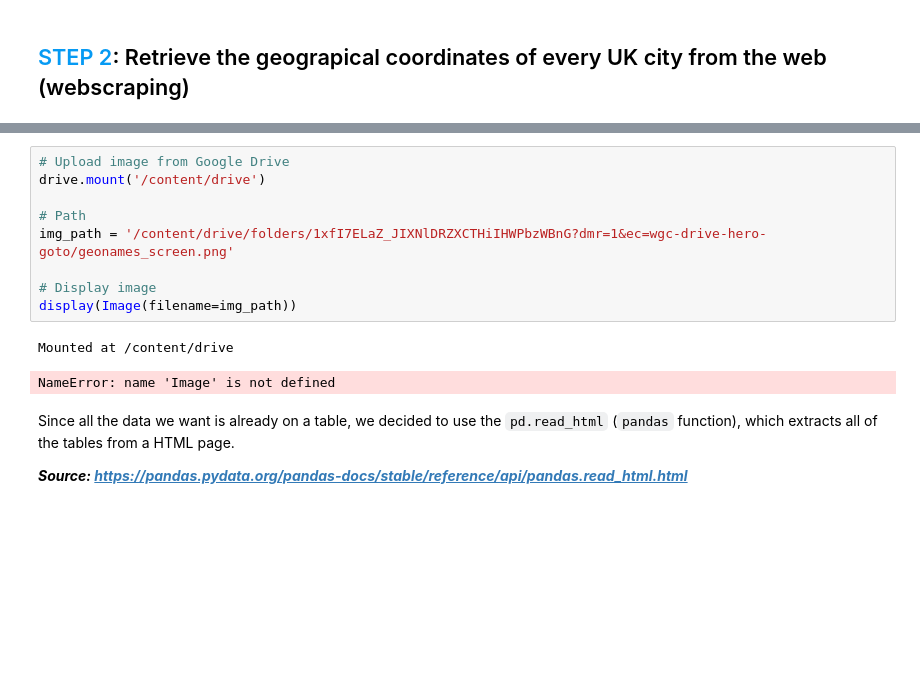
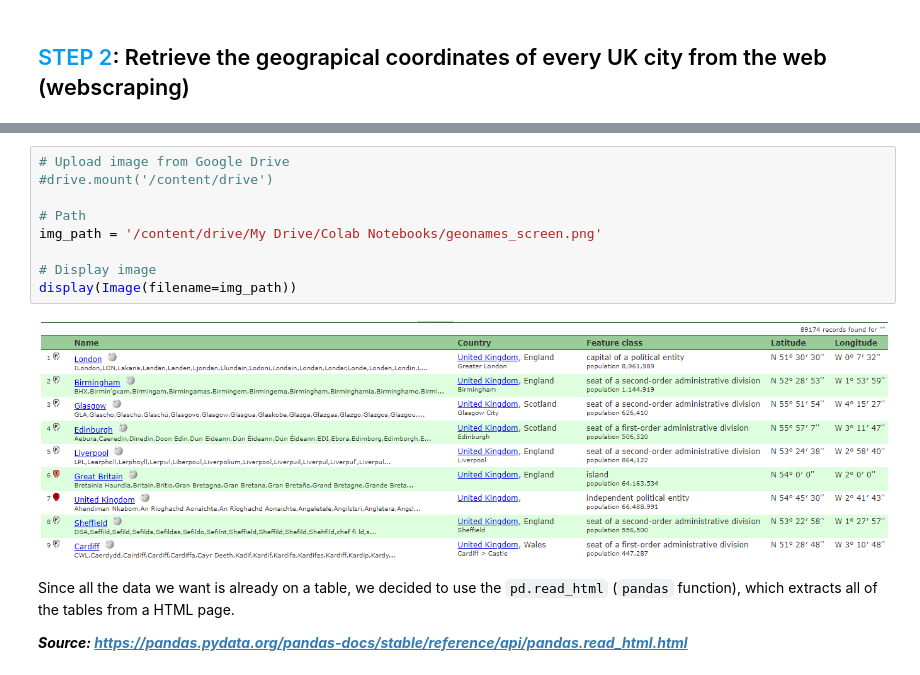
Before and after one commit to christivl/Rain-UK, a Jupyter notebook: 2_Automation.ipynb, the cells around one changed output, grey strips where cells are left out. Cells and saved outputs as stored; diff of their text form; blank space fills up the shorter version.

```diff
--- a/2_Automation.ipynb
+++ b/2_Automation.ipynb
@@ -228,16 +228,15 @@ When selecting the location as the United Kingdom, it shows us the name of every
 <iframe src="https://drive.google.com/file/d/1pE1ip76jH53EuKszYkkTQl9XO9fJ6Gi9/preview" width="640" height="480" allow="autoplay"></iframe>
 # %%
 # Upload image from Google Drive
-drive.mount('/content/drive')
+#drive.mount('/content/drive')
 
 # Path
-img_path = '/content/drive/folders/1xfI7ELaZ_JIXNlDRZXCTHiIHWPbzWBnG?dmr=1&ec=wgc-drive-hero-goto/geonames_screen.png'
+img_path = '/content/drive/My Drive/Colab Notebooks/geonames_screen.png'
 
 # Display image
 display(Image(filename=img_path))
 # %% [output]
-Mounted at /content/drive
-NameError: name 'Image' is not defined
+[figure, added]
 # %% [markdown]
 Since all the data we want is already on a table, we decided to use the ``pd.read_html`` (``pandas`` function), which extracts all of the tables from a HTML page.
 
```
Also changed, not shown: parts of 8 cells of this notebook.
